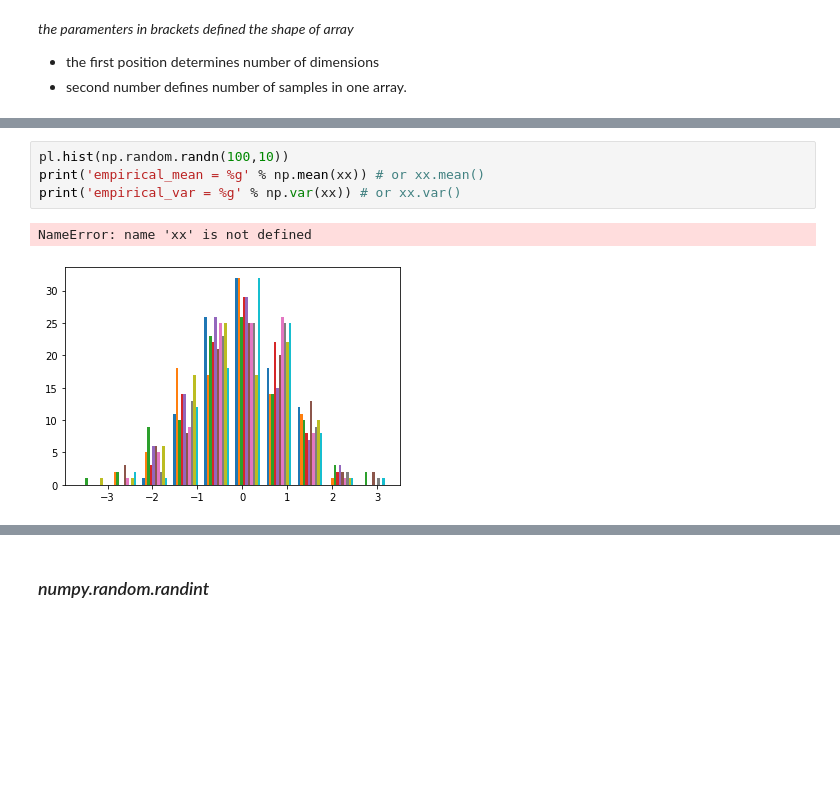
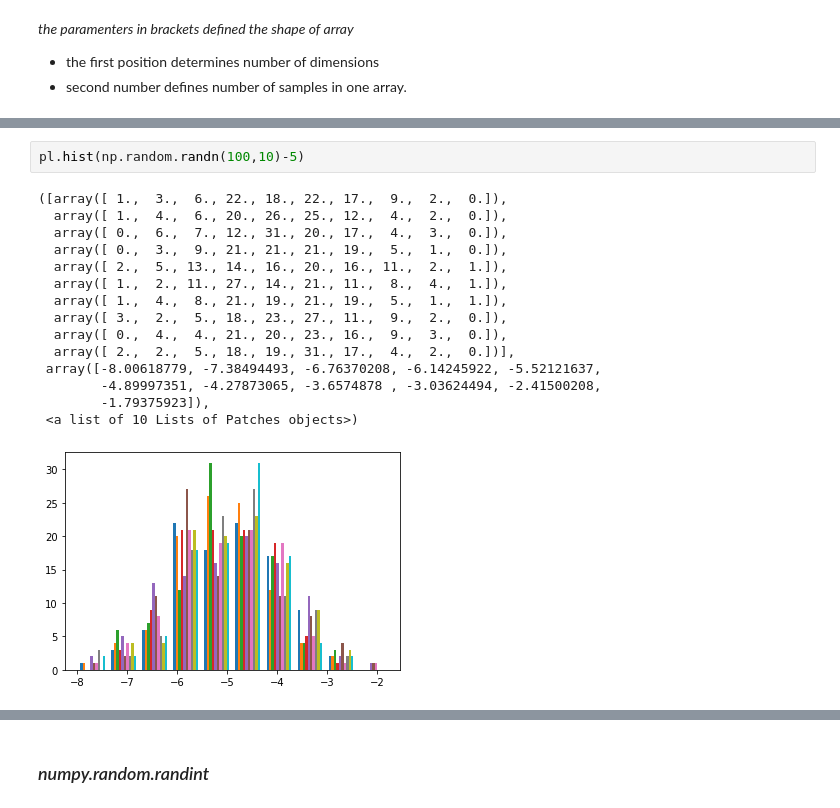
Before and after one commit to Crkonova76/Assignment-2019_Programming-for-Data-Analysis, a Jupyter notebook: Introduction to numpy.random package.ipynb, the cells around one changed output, grey strips where cells are left out. Drawn from its saved outputs; the diff is of its cells as text; blank space fills up the shorter version.

```diff
--- a/Introduction to numpy.random package.ipynb
+++ b/Introduction to numpy.random package.ipynb
@@ -140,7 +160,18 @@ array([[-3.66232099, -5.76737792],
-# %%
-pl.hist(np.random.randn(100,10))
-print('empirical_mean = %g' % np.mean(xx)) # or xx.mean()
-print('empirical_var = %g' % np.var(xx)) # or xx.var()
-# %% [output]
-NameError: name 'xx' is not defined
-[figure, removed]
+# %%
+pl.hist(np.random.randn(100,10)-5)
+# %% [output]
+([array([ 1.,  3.,  6., 22., 18., 22., 17.,  9.,  2.,  0.]),
+  array([ 1.,  4.,  6., 20., 26., 25., 12.,  4.,  2.,  0.]),
+  array([ 0.,  6.,  7., 12., 31., 20., 17.,  4.,  3.,  0.]),
+  array([ 0.,  3.,  9., 21., 21., 21., 19.,  5.,  1.,  0.]),
+  array([ 2.,  5., 13., 14., 16., 20., 16., 11.,  2.,  1.]),
+  array([ 1.,  2., 11., 27., 14., 21., 11.,  8.,  4.,  1.]),
+  array([ 1.,  4.,  8., 21., 19., 21., 19.,  5.,  1.,  1.]),
+  array([ 3.,  2.,  5., 18., 23., 27., 11.,  9.,  2.,  0.]),
+  array([ 0.,  4.,  4., 21., 20., 23., 16.,  9.,  3.,  0.]),
+  array([ 2.,  2.,  5., 18., 19., 31., 17.,  4.,  2.,  0.])],
+ array([-8.00618779, -7.38494493, -6.76370208, -6.14245922, -5.52121637,
+        -4.89997351, -4.27873065, -3.6574878 , -3.03624494, -2.41500208,
+        -1.79375923]),
+ <a list of 10 Lists of Patches objects>)
+[figure, added]
```
Also changed, not shown: parts of 59 cells of this notebook, 1 other file.
